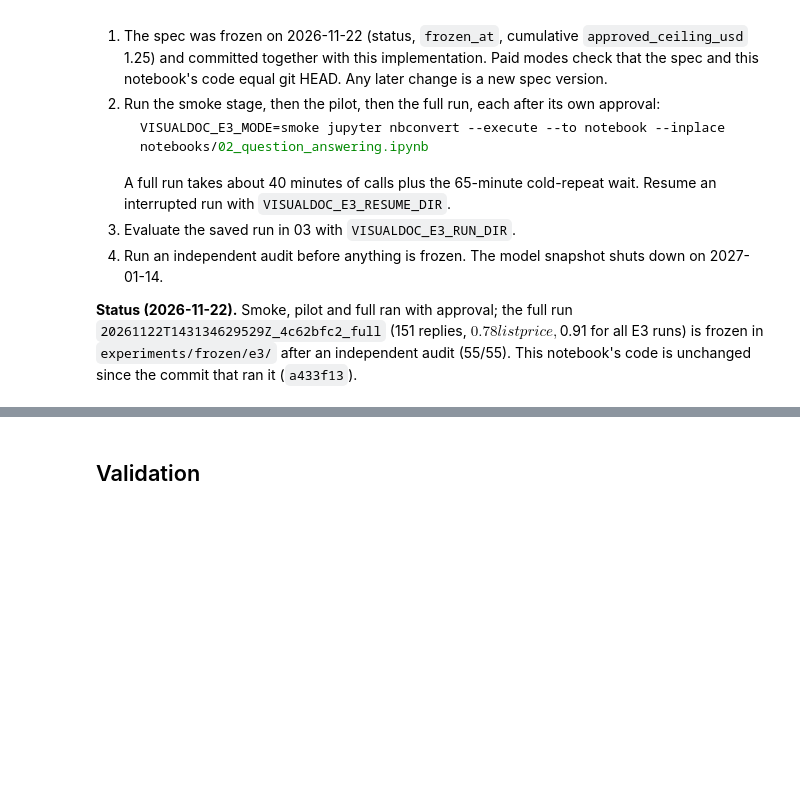
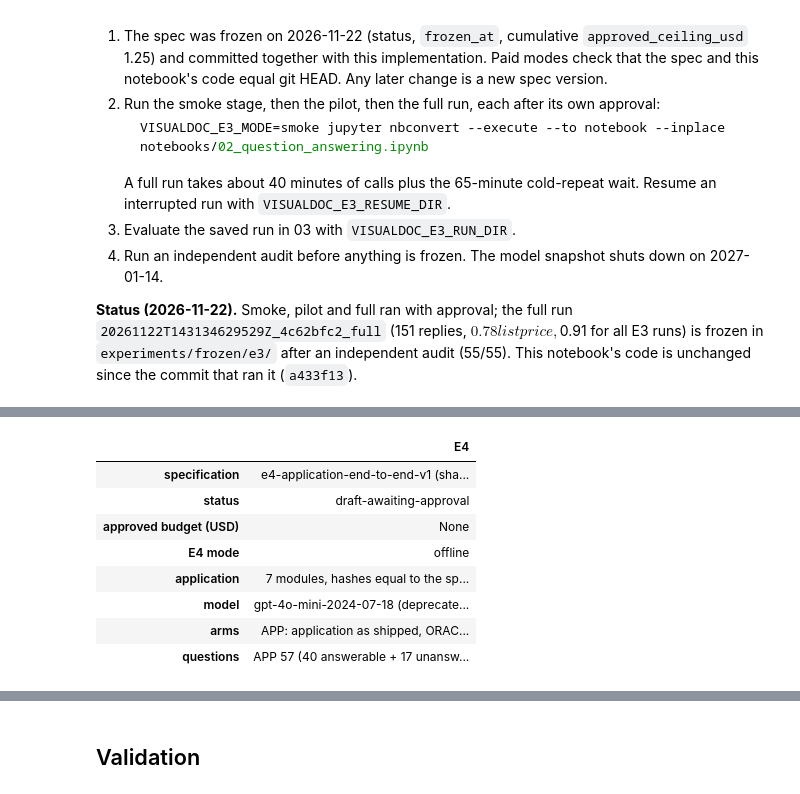
Before and after one commit to ROUSenghak/Multimodal-Document-Intelligence, a Jupyter notebook: notebooks/02_question_answering.ipynb, the cells around one changed output, grey strips where cells are left out. Cells and saved outputs as stored; diff of their text form; code cells hidden in the pictures; blank space fills up the shorter version.

```diff
--- a/notebooks/02_question_answering.ipynb
+++ b/notebooks/02_question_answering.ipynb
@@ -4135,0 +4180,86 @@ E3 run saved without overwriting any earlier output: experiments/runs/e3/2026112
+# %%
+# E4 configuration: read from the tracked specification only. Nothing here depends on an E4 outcome.
+# E4 measures the application in src/visualdoc, so this section imports it (as notebook 03 section 16 does).
+from unittest import mock
+
+E4_SPEC_RELPATH = "experiments/specs/e4_application_end_to_end_v1.json"
+E4_SPEC_PATH = PROJECT_ROOT / E4_SPEC_RELPATH
+assert E4_SPEC_PATH.is_file(), f"E4 specification missing: {E4_SPEC_RELPATH}"
+E4_SPEC_BYTES = E4_SPEC_PATH.read_bytes()
+E4_SPEC_SHA256 = hashlib.sha256(E4_SPEC_BYTES).hexdigest()
+E4_SPEC = json.loads(E4_SPEC_BYTES)
+E4_MODE = os.getenv("VISUALDOC_E4_MODE", "offline")
+assert E4_MODE in {"offline", "smoke", "full"}, "VISUALDOC_E4_MODE must be offline, smoke or full"
+E4_FROZEN_SPEC = E4_SPEC["status"] == "frozen-before-live-execution"
+E4_APP, E4_MODEL, E4_EXECUTION, E4_POPULATION = (E4_SPEC[key] for key in ("application_under_test", "model", "execution", "population"))
+E4_STRATA = {name: E4_SPEC["strata_preregistered"][name] for name in E4_SPEC["strata_preregistered"]["rules"]}
+E4_ARMS = {name: arm["label"] for name, arm in E4_SPEC["design"]["arms"].items()}
+assert list(E4_ARMS) == ["APP", "ORACLE"]
+E4_PROCESSED_DIR = PROCESSED_DIR / "e4"
+E4_PROCESSED_DIR.mkdir(parents=True, exist_ok=True)
+E4_RUNS_DIR = PROJECT_ROOT / "experiments" / "runs" / "e4"
+
+# The application under test: imported from this checkout, and its source must be the source the spec pins.
+APP_SRC = PROJECT_ROOT / "src"
+if str(APP_SRC) not in sys.path:
+    sys.path.insert(0, str(APP_SRC))  # explicit: macOS can hide the editable install's .pth file
+from visualdoc import answering as app_answering
+from visualdoc import documents as app_documents
+from visualdoc import pipeline as app_pipeline
+from visualdoc import retrieval as app_retrieval
+
+assert Path(app_pipeline.__file__).resolve().is_relative_to(APP_SRC.resolve()), f"visualdoc imported from {app_pipeline.__file__}"
+E4_APP_MODULES = E4_APP["modules"]
+assert sorted(E4_APP_MODULES) == sorted(str(p.relative_to(PROJECT_ROOT)) for p in (APP_SRC / "visualdoc").glob("*.py")), "module list differs from src/visualdoc"
+app_module_sha256 = {rel: hashlib.sha256((PROJECT_ROOT / rel).read_bytes()).hexdigest() for rel in E4_APP_MODULES}
+changed_modules = [rel for rel, digest in app_module_sha256.items() if digest != E4_APP["module_sha256"][rel]]
+assert not changed_modules, f"the application differs from the one the spec pins: {changed_modules} (write a new spec version)"
+
+# The application's constants equal the spec and the settings every frozen GPT-4o-mini image request used.
+assert app_answering.MODEL == E4_MODEL["requested_snapshot"] == SETTINGS["model_name"]
+assert app_answering.IMAGE_SYSTEM_PROMPT == IMAGE_SYSTEM_PROMPT and app_answering.prompt_hash() == IMAGE_PROMPT_HASH == E4_APP["system_prompt_hash"]
+assert (app_answering.TEMPERATURE, app_answering.MAX_OUTPUT_TOKENS, app_answering.IMAGE_DETAIL) == (
+    SETTINGS["temperature"], SETTINGS["max_output_tokens"], SETTINGS["image_detail"]) == (0.0, 400, E4_MODEL["image_detail"])
+assert app_answering.CONTEXT_WINDOW_TOKENS == SETTINGS["context_window_tokens"] == E4_MODEL["context_window_tokens"]
+assert (app_answering.IMAGE_BASE_TOKENS, app_answering.IMAGE_TILE_TOKENS) == (SETTINGS["image_base_tokens"], SETTINGS["image_tile_tokens"])
+assert (app_answering.USD_PER_1M_INPUT_TOKENS, app_answering.USD_PER_1M_OUTPUT_TOKENS) == (
+    SETTINGS["price_usd_per_1m_input_tokens"], SETTINGS["price_usd_per_1m_output_tokens"]) == (
+    E4_MODEL["input_usd_per_1m_tokens"], E4_MODEL["output_usd_per_1m_tokens"]) == (E3_PRICE["input"] * 1e6, E3_PRICE["output"] * 1e6)
+assert (app_answering.FRAMING_TOKEN_ALLOWANCE, app_answering.MAX_REQUEST_COST_USD) == (E4_APP["framing_token_allowance"], E4_APP["max_request_cost_usd"])
+assert app_pipeline.TOP_K == app_retrieval.TOP_K == SETTINGS["generation_top_k"] == E4_APP["top_k"]
+assert {"k1": app_retrieval.BM25_K1, "b": app_retrieval.BM25_B} == E4_APP["bm25"]
+assert {"min_native_words": app_documents.OCR_MIN_NATIVE_WORDS, "dpi": app_documents.OCR_DPI} == E4_APP["ocr"]
+assert {"short": app_documents.IMAGE_SHORT_SIDE_PX, "long": app_documents.IMAGE_LONG_SIDE_PX} == E4_APP["image_box_px"]
+assert E1_RENDER_LABEL == f"short{app_documents.IMAGE_SHORT_SIDE_PX}-long{app_documents.IMAGE_LONG_SIDE_PX}"
+
+# Population: all 57 questions for APP; the matched 37 of E1-E3 for ORACLE.
+E4_QIDS = subset["qid"].tolist()
+E4_MATCHED = E3_QIDS
+assert len(E4_QIDS) == E4_POPULATION["app_questions"] == 57 and sorted(subset["doc_id"].unique()) == E4_POPULATION["documents"]
+assert int(subset["answerable"].sum()) == E4_POPULATION["answerable"] and int((~subset["answerable"]).sum()) == E4_POPULATION["unanswerable"]
+assert len(E4_MATCHED) == E4_POPULATION["matched_questions"] and E4_MATCHED == E1_SPEC["population"]["matched_qids"] == E2_SPEC["population"]["matched_qids"]
+E4_APP_ONLY_ANSWERABLE = sorted(set(subset.loc[subset["answerable"], "qid"]) - set(E4_MATCHED))
+assert E4_APP_ONLY_ANSWERABLE == E4_POPULATION["app_only_answerable_qids"] == sorted(E1_SPEC["population"]["excluded_context_qids"])
+assert E4_EXECUTION["technical_smoke_qid"] in E4_MATCHED
+assert {mode: spec["generations"] for mode, spec in E4_EXECUTION["modes"].items()} == {"offline": 0, "smoke": 2, "full": 96}
+
+display(pd.Series({
+    "specification": f"{E4_SPEC['spec_id']} (sha256 {E4_SPEC_SHA256[:12]})",
+    "status": E4_SPEC["status"],
+    "approved budget (USD)": str(E4_SPEC["budget"]["approved_ceiling_usd"]),
+    "E4 mode": E4_MODE,
+    "application": f"{len(E4_APP_MODULES)} modules, hashes equal to the spec; imported from {APP_SRC.relative_to(PROJECT_ROOT)}",
+    "model": f"{app_answering.MODEL} (deprecated; shutdown 2027-01-14)",
+    "arms": ", ".join(f"{k}: {v}" for k, v in E4_ARMS.items()),
+    "questions": f"APP {len(E4_QIDS)} (40 answerable + 17 unanswerable); ORACLE {len(E4_MATCHED)}",
+}, name="E4").to_frame())
+# %% [output]
+|  | E4 |
+| specification | e4-application-end-to-end-v1 (sha... |
+| status | draft-awaiting-approval |
+| approved budget (USD) | None |
+| E4 mode | offline |
+| application | 7 modules, hashes equal to the sp... |
+| model | gpt-4o-mini-2024-07-18 (deprecate... |
+| arms | APP: application as shipped, ORAC... |
+| questions | APP 57 (40 answerable + 17 unansw... |
```
Also changed, not shown: parts of 7 cells of this notebook, 4 other files.
